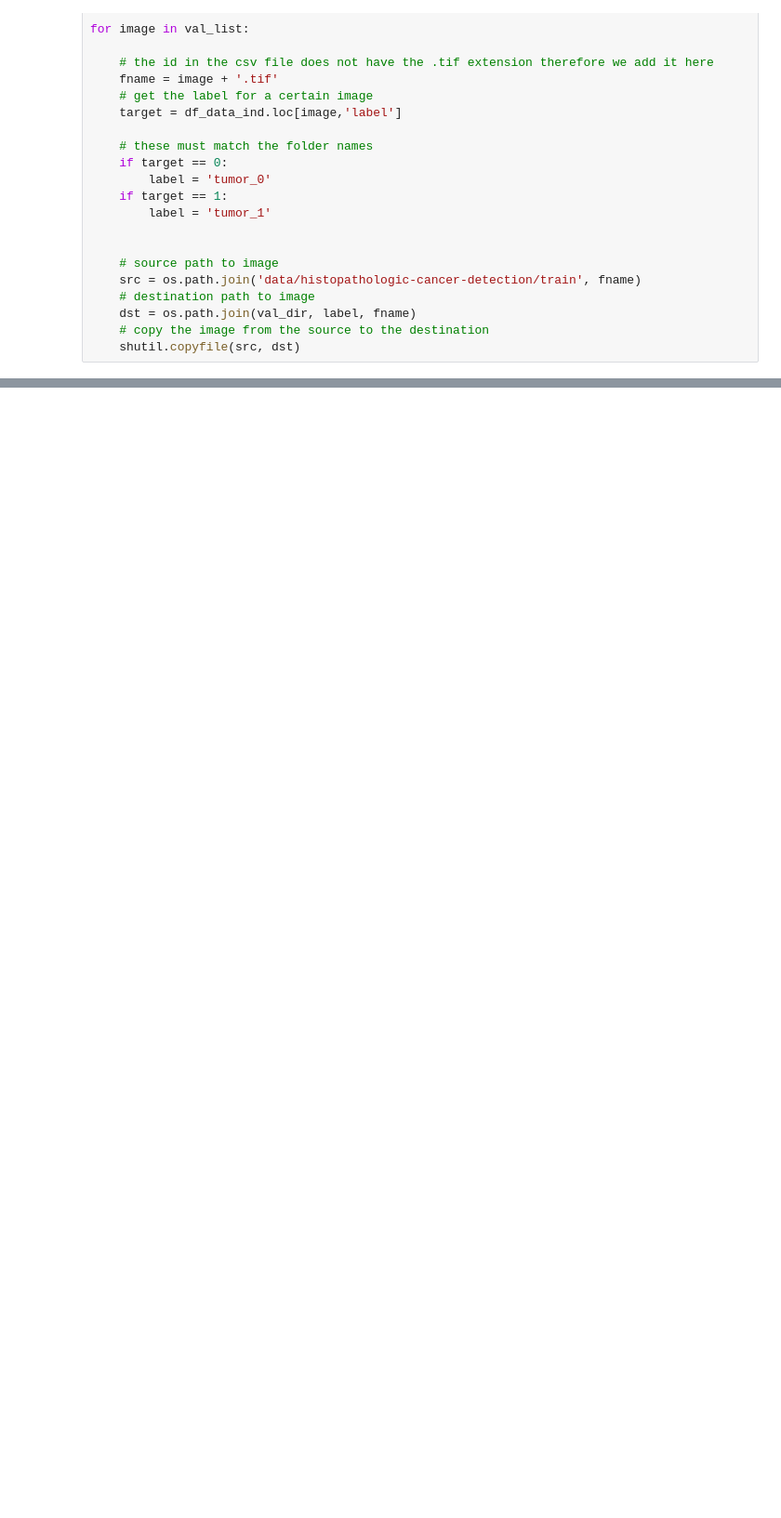
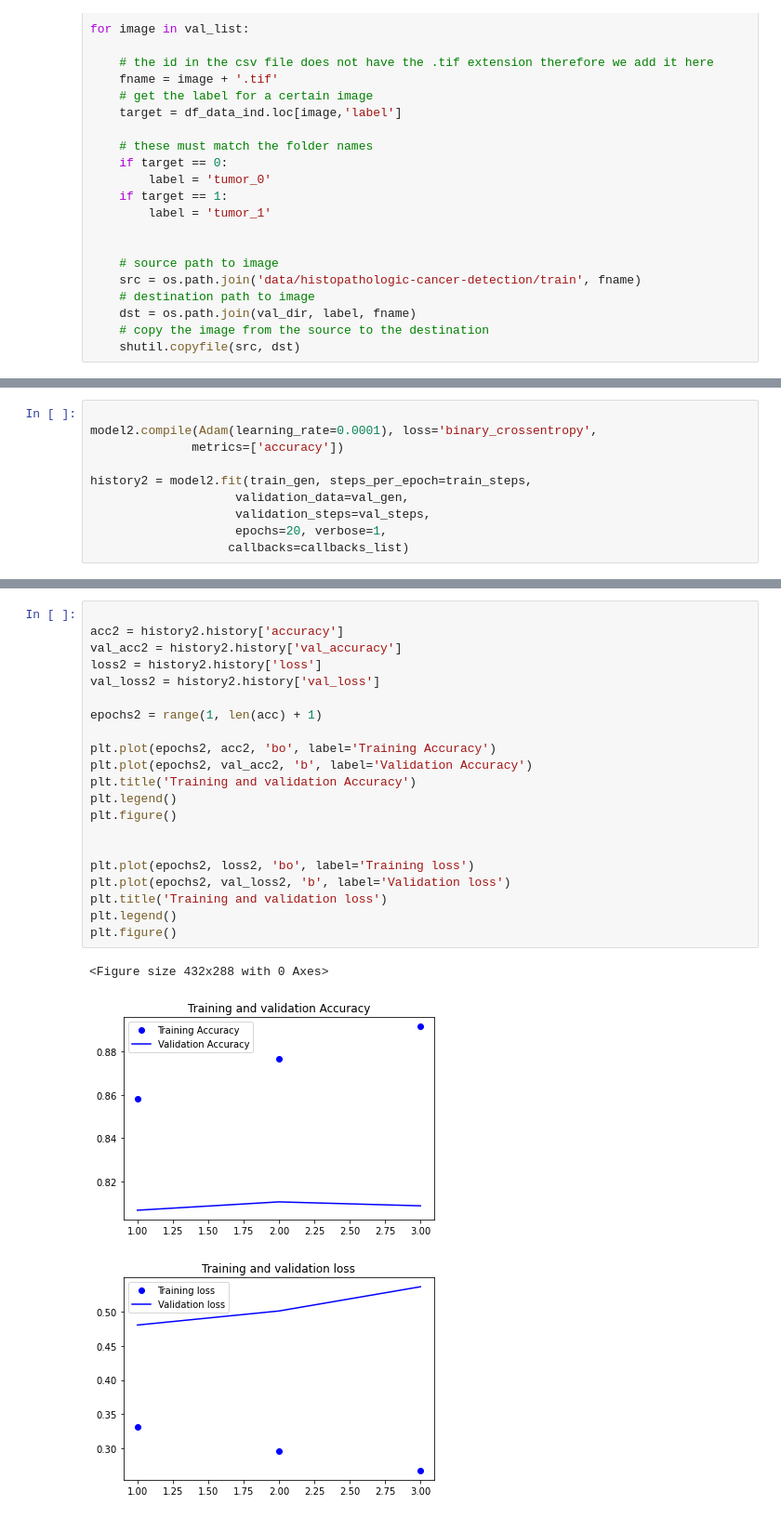
Before and after one commit to Trent-Kindvall/Histopathologic-Cancer-Detection, a Jupyter notebook: cnn.ipynb, the cells around one changed output, grey strips where cells are left out. Shown at 93% size. Drawn from its saved outputs; the diff is of its cells as text; blank space fills up the shorter version.

```diff
--- a/cnn.ipynb
+++ b/cnn.ipynb
@@ -178,0 +363,10 @@ ModuleNotFoundError: No module named 'keras'
+# %%
+
+model2.compile(Adam(learning_rate=0.0001), loss='binary_crossentropy',
+              metrics=['accuracy'])
+
+history2 = model2.fit(train_gen, steps_per_epoch=train_steps,
+                    validation_data=val_gen,
+                    validation_steps=val_steps,
+                    epochs=20, verbose=1,
+                   callbacks=callbacks_list)
@@ -178,0 +384,25 @@ ModuleNotFoundError: No module named 'keras'
+# %%
+
+acc2 = history2.history['accuracy']
+val_acc2 = history2.history['val_accuracy']
+loss2 = history2.history['loss']
+val_loss2 = history2.history['val_loss']
+
+epochs2 = range(1, len(acc) + 1)
+
+plt.plot(epochs2, acc2, 'bo', label='Training Accuracy')
+plt.plot(epochs2, val_acc2, 'b', label='Validation Accuracy')
+plt.title('Training and validation Accuracy')
+plt.legend()
+plt.figure()
+
+
+plt.plot(epochs2, loss2, 'bo', label='Training loss')
+plt.plot(epochs2, val_loss2, 'b', label='Validation loss')
+plt.title('Training and validation loss')
+plt.legend()
+plt.figure()
+# %% [output]
+<Figure size 432x288 with 0 Axes>
+[figure, added]
+[figure, added]
```
Also changed, not shown: parts of 14 cells of this notebook.
